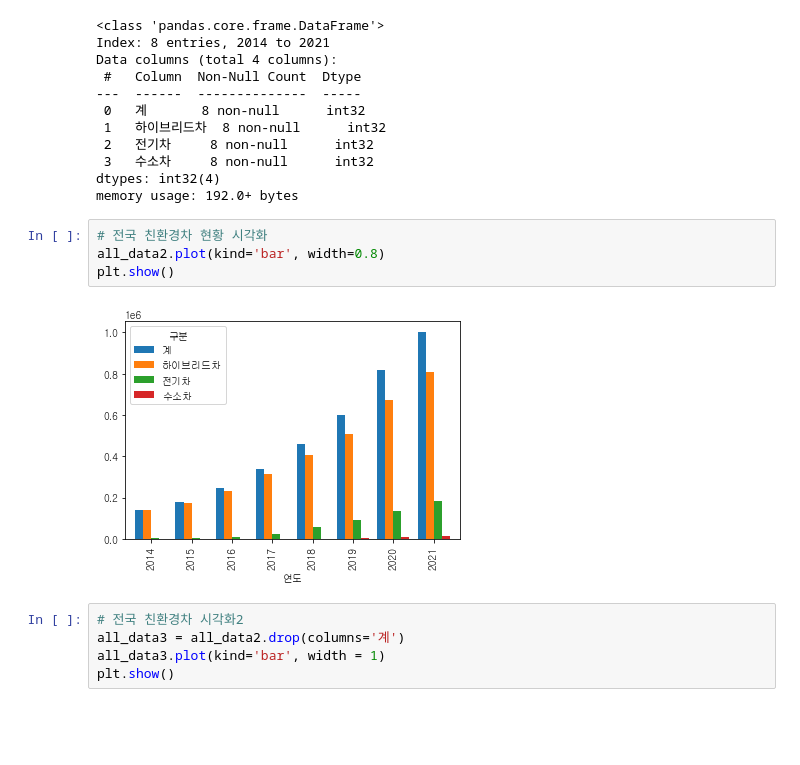
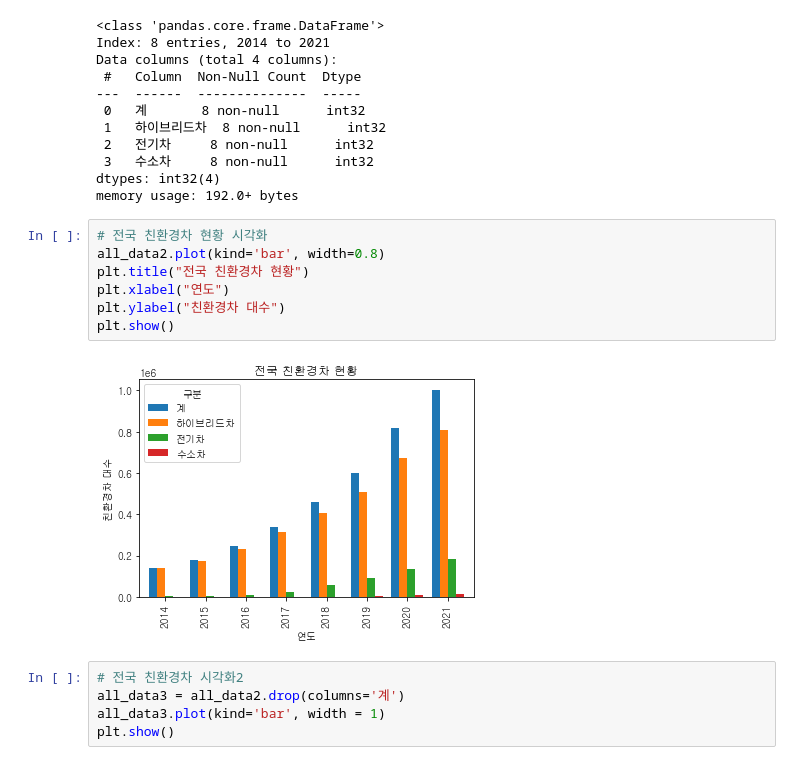
Before and after one commit to kwonkai/juno1412, a Jupyter notebook: 수원 전기차 충전소/data.ipynb, the cells around one changed output. Cells and saved outputs as stored; diff of their text form; blank space fills up the shorter version.

```diff
--- a/수원 전기차 충전소/data.ipynb
+++ b/수원 전기차 충전소/data.ipynb
@@ -89,9 +89,12 @@ memory usage: 192.0+ bytes
 # %%
 # 전국 친환경차 현황 시각화
 all_data2.plot(kind='bar', width=0.8)
+plt.title("전국 친환경차 현황")
+plt.xlabel("연도")
+plt.ylabel("친환경차 대수")
 plt.show()
 # %% [output]
-[figure, old version]
+[figure, new version]
 # %%
 # 전국 친환경차 시각화2
 all_data3 = all_data2.drop(columns='계')
```
Also changed, not shown: parts of 10 cells of this notebook, 2 other files.
